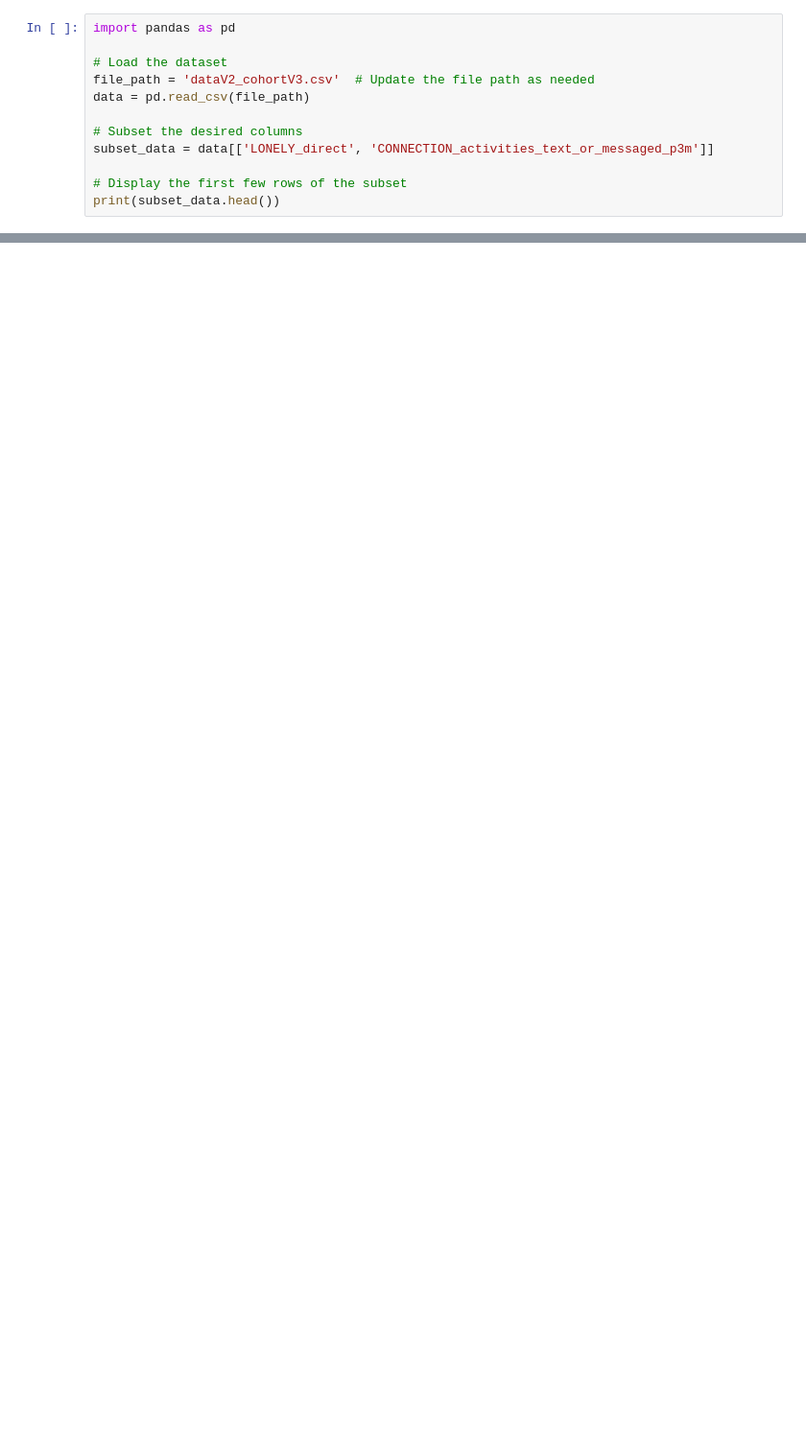
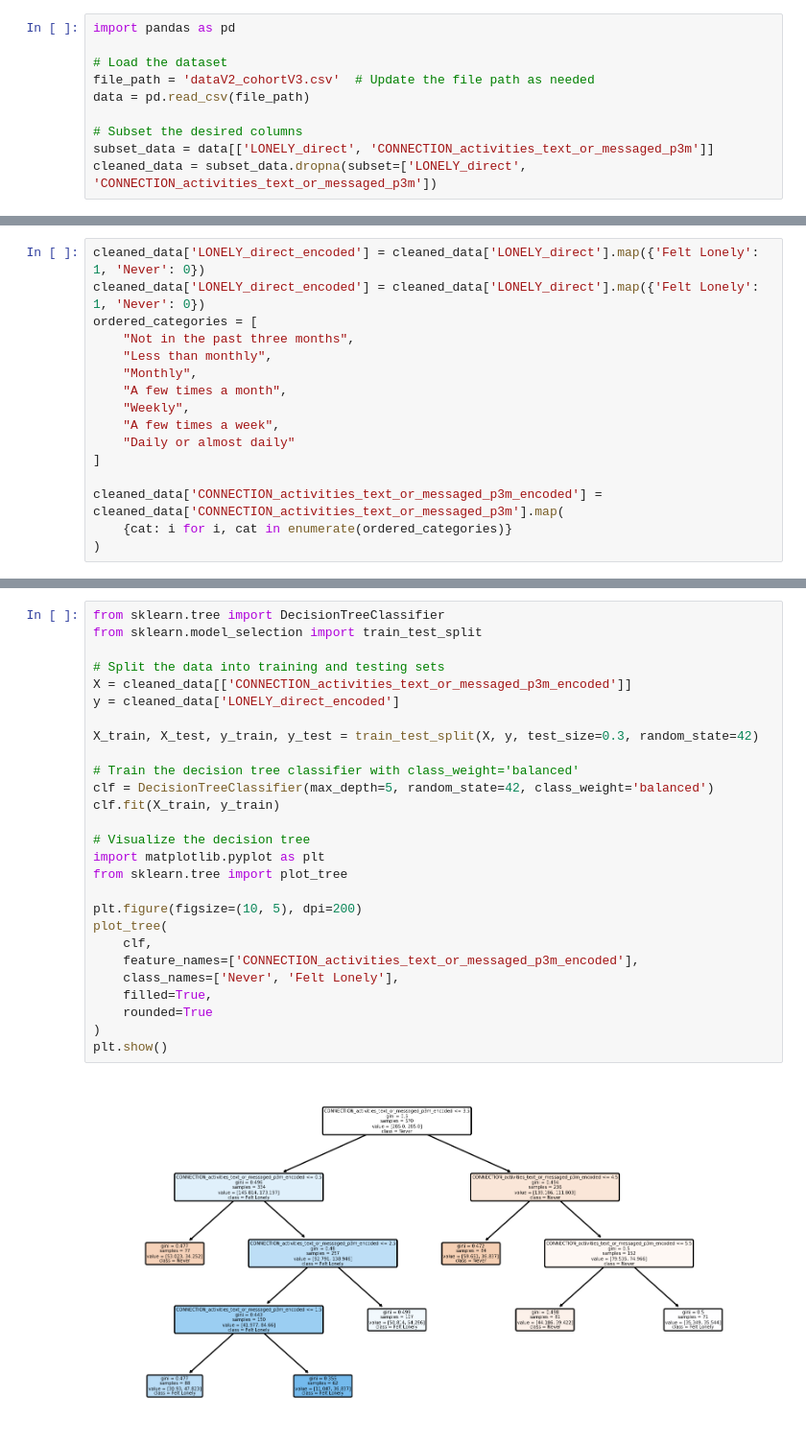
Before and after one commit to Zain-Mahmoud/sta130cp, a Jupyter notebook: Edie analysis.ipynb, the cells around one changed output, grey strips where cells are left out. Shown at 96% size. Drawn from its saved outputs; the diff is of its cells as text; blank space fills up the shorter version.

```diff
--- a/Edie analysis.ipynb
+++ b/Edie analysis.ipynb
@@ -7,6 +9,4 @@ data = pd.read_csv(file_path)
 
 # Subset the desired columns
 subset_data = data[['LONELY_direct', 'CONNECTION_activities_text_or_messaged_p3m']]
-
-# Display the first few rows of the subset
-print(subset_data.head())
+cleaned_data = subset_data.dropna(subset=['LONELY_direct', 'CONNECTION_activities_text_or_messaged_p3m'])
@@ -44,0 +116,16 @@ dtype: int64
+# %%
+cleaned_data['LONELY_direct_encoded'] = cleaned_data['LONELY_direct'].map({'Felt Lonely': 1, 'Never': 0})
+cleaned_data['LONELY_direct_encoded'] = cleaned_data['LONELY_direct'].map({'Felt Lonely': 1, 'Never': 0})
+ordered_categories = [
+    "Not in the past three months",
+    "Less than monthly",
+    "Monthly",
+    "A few times a month",
+    "Weekly",
+    "A few times a week",
+    "Daily or almost daily"
+]
+
+cleaned_data['CONNECTION_activities_text_or_messaged_p3m_encoded'] = cleaned_data['CONNECTION_activities_text_or_messaged_p3m'].map(
+    {cat: i for i, cat in enumerate(ordered_categories)}
+)
@@ -44,0 +194,29 @@ dtype: int64
+# %%
+from sklearn.tree import DecisionTreeClassifier
+from sklearn.model_selection import train_test_split
+
+# Split the data into training and testing sets
+X = cleaned_data[['CONNECTION_activities_text_or_messaged_p3m_encoded']]
+y = cleaned_data['LONELY_direct_encoded']
+
+X_train, X_test, y_train, y_test = train_test_split(X, y, test_size=0.3, random_state=42)
+
+# Train the decision tree classifier with class_weight='balanced'
+clf = DecisionTreeClassifier(max_depth=5, random_state=42, class_weight='balanced')
+clf.fit(X_train, y_train)
+
+# Visualize the decision tree
+import matplotlib.pyplot as plt
+from sklearn.tree import plot_tree
+
+plt.figure(figsize=(10, 5), dpi=200)
+plot_tree(
+    clf,
+    feature_names=['CONNECTION_activities_text_or_messaged_p3m_encoded'],
+    class_names=['Never', 'Felt Lonely'],
+    filled=True,
+    rounded=True
+)
+plt.show()
+# %% [output]
+[figure, added]
```
Also changed, not shown: parts of 24 cells of this notebook.
